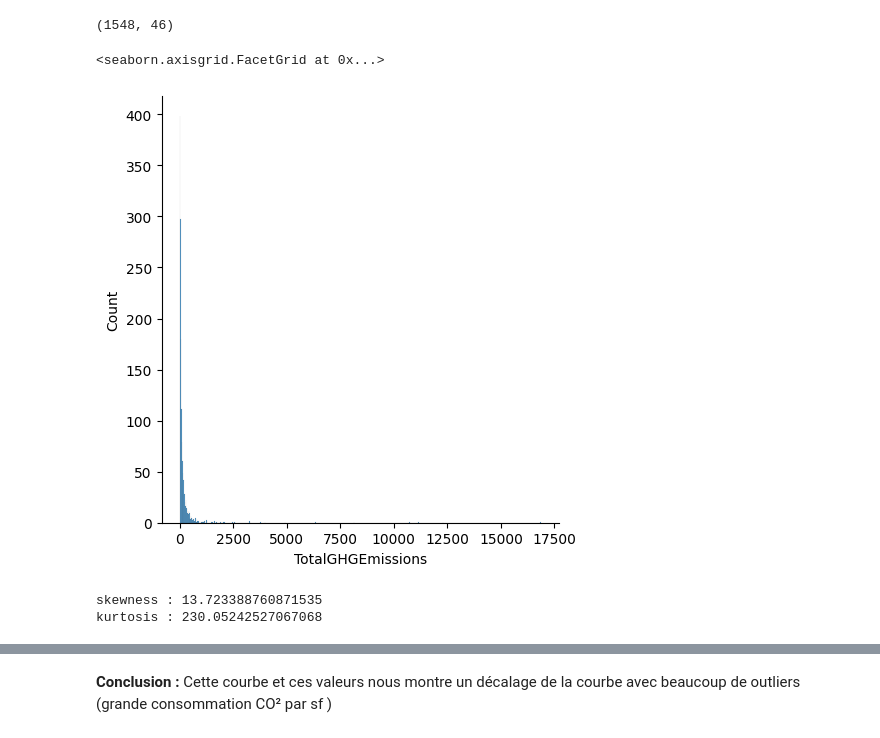
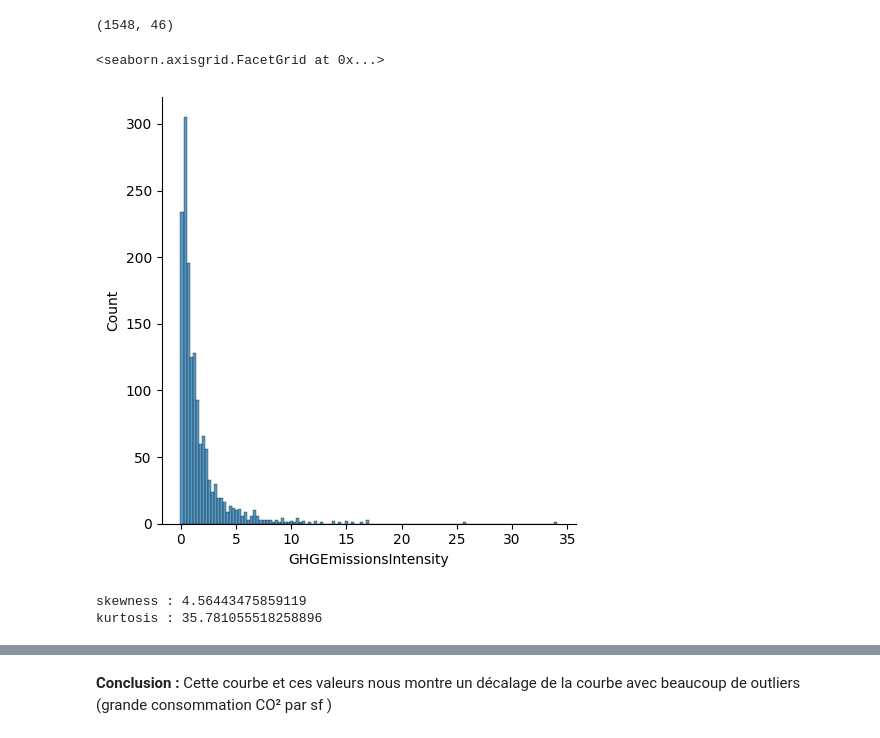
Before and after one commit to RandomFab/SEATLE, a Jupyter notebook: P3_template_modelistation_supervisee_data_scientist.ipynb, the cells around one changed output, grey strips where cells are left out. Cells and saved outputs as stored; diff of their text form; code cells hidden in the pictures.

```diff
--- a/P3_template_modelistation_supervisee_data_scientist.ipynb
+++ b/P3_template_modelistation_supervisee_data_scientist.ipynb
@@ -93,13 +93,13 @@ non_residential_building_consumption.shape
 # %% [output]
 (1548, 46)
 # %%
-sns.displot(non_residential_building_consumption['TotalGHGEmissions'])
+sns.displot(non_residential_building_consumption['GHGEmissionsIntensity'])
 # %% [output]
 <seaborn.axisgrid.FacetGrid at 0x...>
-[figure, old version]
+[figure, new version]
 # %%
-print(f"skewness : {non_residential_building_consumption['TotalGHGEmissions'].skew()}")
-print(f"kurtosis : {non_residential_building_consumption['TotalGHGEmissions'].kurtosis()}")
+print(f"skewness : {non_residential_building_consumption['GHGEmissionsIntensity'].skew()}")
+print(f"kurtosis : {non_residential_building_consumption['GHGEmissionsIntensity'].kurtosis()}")
 # %% [output]
-skewness : 13.723388760871535
-kurtosis : 230.05242527067068
+skewness : 4.56443475859119
+kurtosis : 35.781055518258896
```
Also changed, not shown: parts of 18 cells of this notebook.
